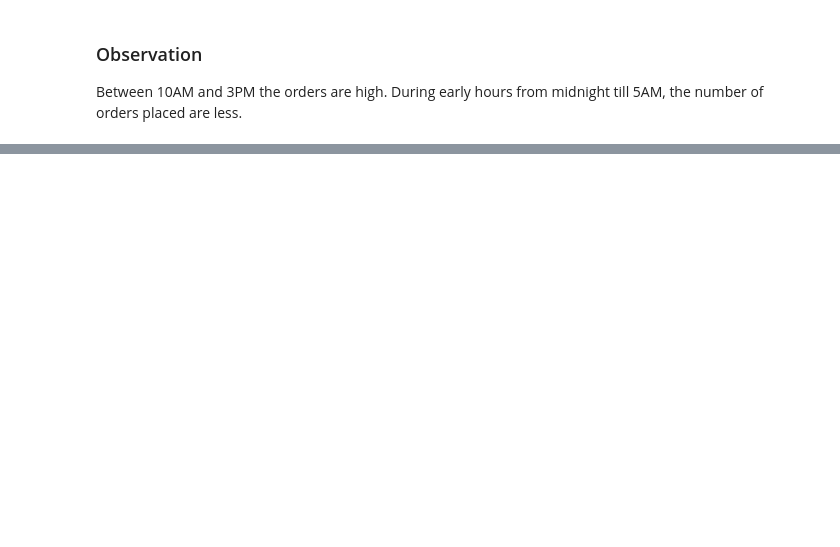
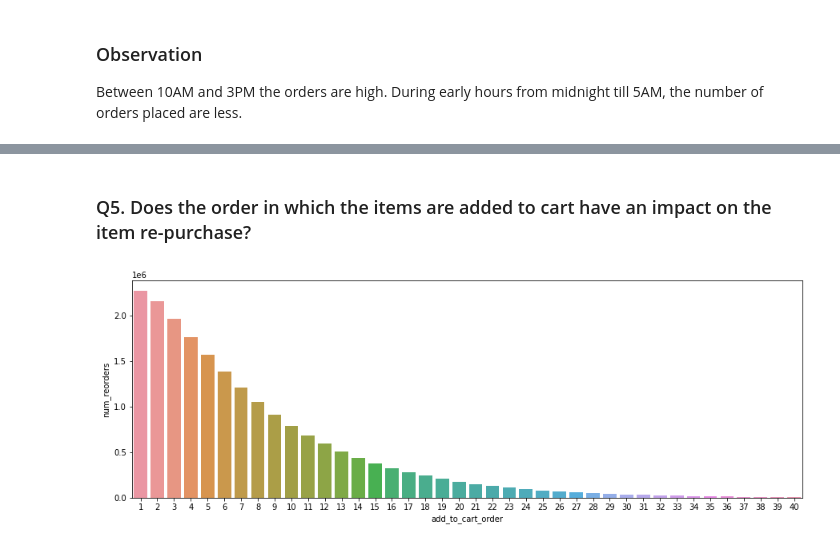
Before and after one commit to KrithikaJayaraman/Instacart-Market-Basket-Analysis, a Jupyter notebook: Instacart Market Basket Analysis Python Project.ipynb, the cells around one changed output, grey strips where cells are left out. Saved outputs shown, nothing was run; the diff lists cells and outputs as text; code cells hidden in the pictures; blank space fills up the shorter version.

```diff
--- a/Instacart Market Basket Analysis Python Project.ipynb
+++ b/Instacart Market Basket Analysis Python Project.ipynb
@@ -232,9 +237,9 @@ ordered_pdts_all.shape
 (33819106, 4)
 # %%
 # Merge ordered_pdts with orders to get a pic of reorder and day of week relationship
-merged_order_dow = pd.merge(ordered_pdts_all, orders, on = "order_id", how = 'left')
-merged_order_dow.shape
-merged_order_dow.head()
+merged_order = pd.merge(ordered_pdts_all, orders, on = "order_id", how = 'left')
+merged_order.shape
+merged_order.head()
 # %% [output]
 |  | order_id | product_id | add_to_cart_order | reordered | user_id | eval_set | order_number | order_dow | ... |
 | 0 | 2 | 33120 | 1 | 1 | 202279 | prior | 3 | 5 | ... |
@@ -325,0 +329,16 @@ Between 10AM and 3PM the orders are high. During early hours from midnight till
+# %% [markdown]
+### Q5. Does the order in which the items are added to cart have an impact on the item re-purchase?
+# %%
+#merged_order.add_to_cart_order.nunique()
+#add_to_cart_order has totally 145 unique entries
+
+n_reorders_cart = merged_order[merged_order['eval_set'].isin(['prior', 'train']) & \
+                                  merged_order['reordered'] == 1].\
+                groupby('add_to_cart_order')['reordered'].\
+                sum().reset_index(name = 'num_reorders').sort_values(['num_reorders'],ascending = False).\
+                nlargest(40, 'num_reorders')
+# %%
+plt.figure(figsize = (15,5))
+sns.barplot(x = 'add_to_cart_order', y = 'num_reorders', data = n_reorders_cart);
+# %% [output]
+[figure, added]
```
Also changed, not shown: parts of 33 cells of this notebook.
